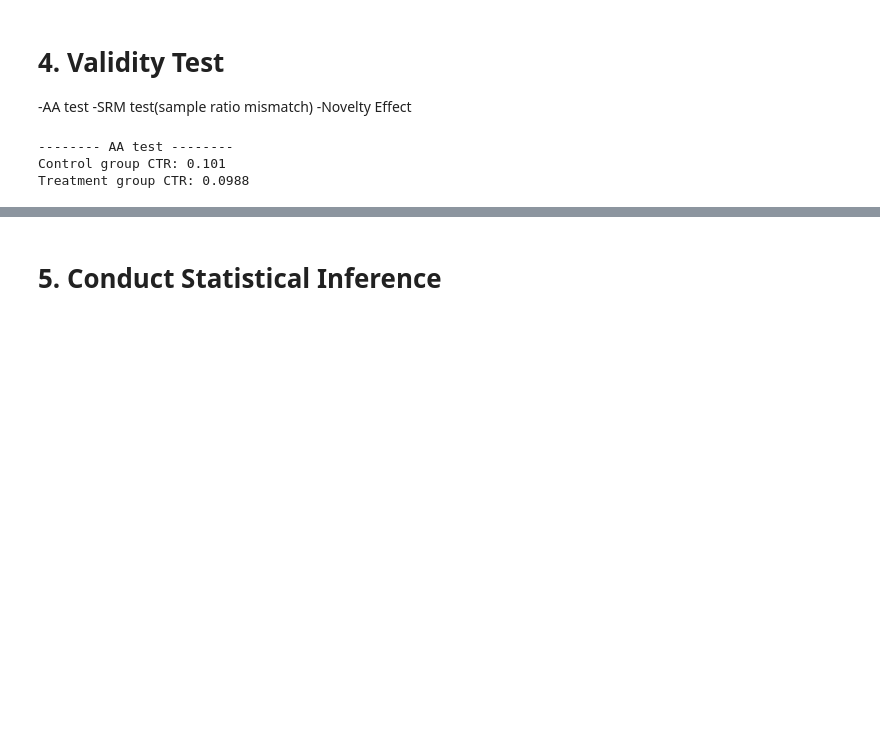
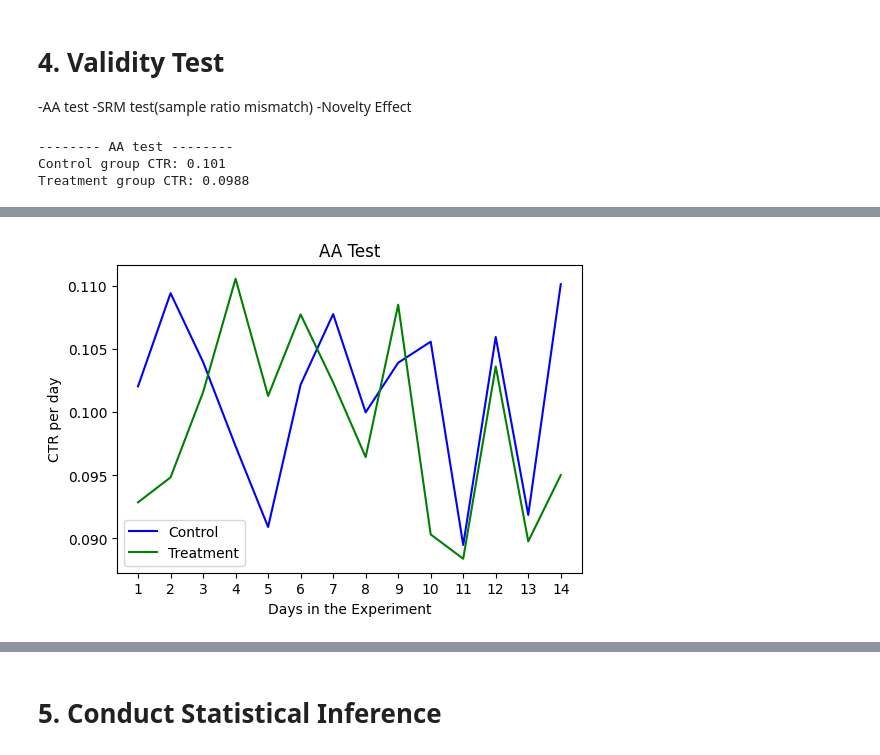
Before and after one commit to BessieXuOrange/A-B-tests, a Jupyter notebook: Marketing Campaign AB testing.ipynb, the cells around one changed output, grey strips where cells are left out. Drawn from its saved outputs; the diff is of its cells as text; code cells hidden in the pictures; blank space fills up the shorter version.

Commit message:
finish for CTR test

```diff
--- a/Marketing Campaign AB testing.ipynb
+++ b/Marketing Campaign AB testing.ipynb
@@ -187,0 +205,21 @@ Chi-square = 0.577 | P-value = 0.448
+# %%
+# Avg sales per user per day:
+AA_CTR_per_day = AA_test.groupby(['group','date'])['clicked'].mean()
+AA_control_ctr = AA_CTR_per_day.loc[0]
+AA_treatment_ctr = AA_CTR_per_day.loc[1]
+
+# day range
+exp_day = range(1, AA_test['date'].nunique()+1)
+
+f, ax = plt.subplots(figsize = (6,4))
+ax.plot(exp_day, AA_control_ctr, label ='Control', color = 'b')
+ax.plot(exp_day, AA_treatment_ctr, label = "Treatment", color = 'g')
+
+ax.set_xticks(exp_day)
+ax.set_title('AA Test')
+ax.set_ylabel('CTR per day')
+ax.set_xlabel('Days in the Experiment')
+ax.legend()
+plt.show()
+# %% [output]
+[figure, added]
```
Also changed, not shown: parts of 10 cells of this notebook.
